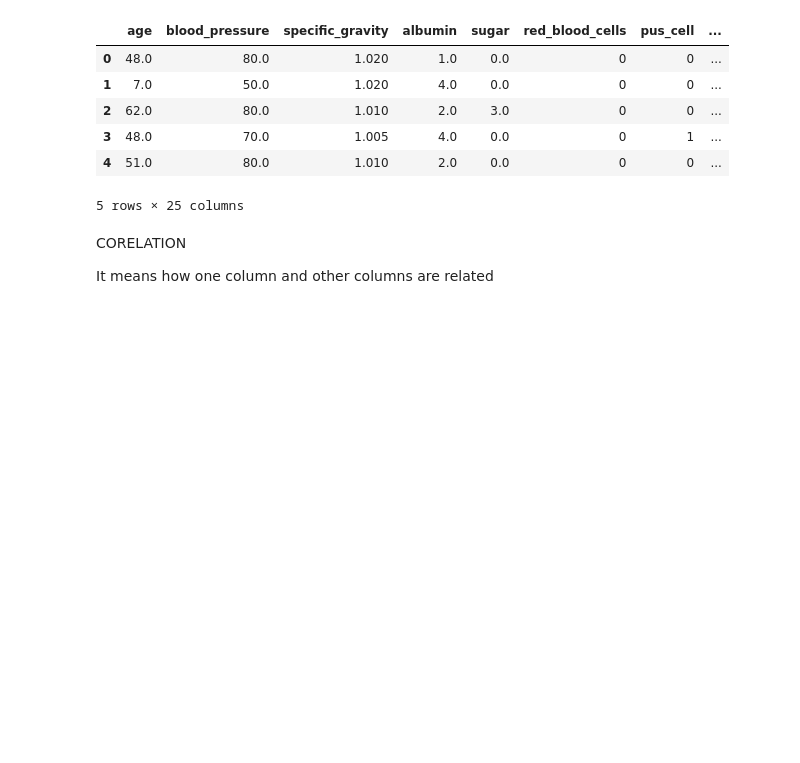
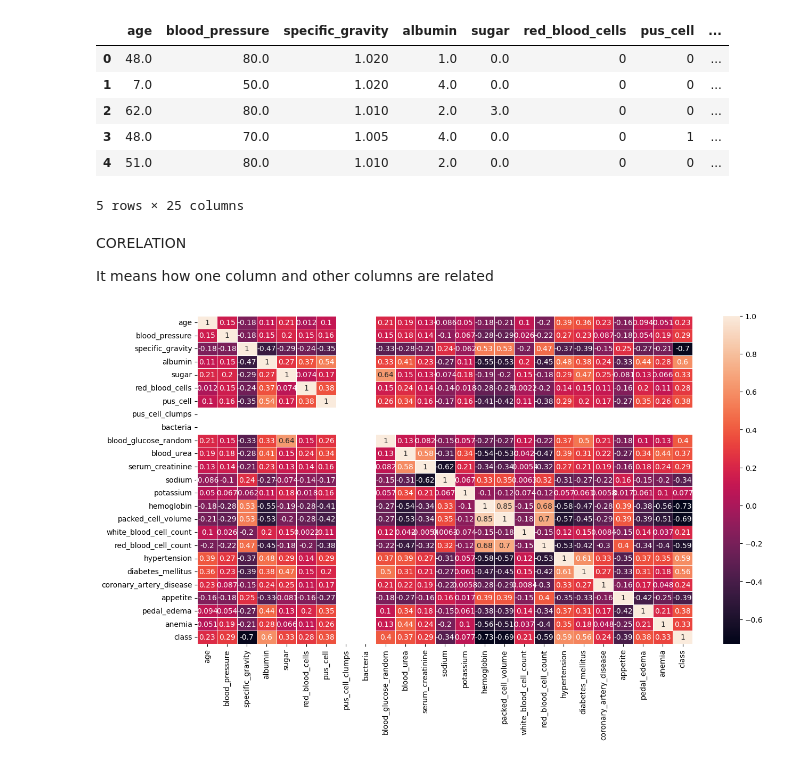
Before and after one commit to Maheshwaran1101/CHRONIC-KIDNEY, a Jupyter notebook: chronic.ipynb, the cells around one changed output. Saved outputs shown, nothing was run; the diff lists cells and outputs as text; code cells hidden in the pictures; blank space fills up the shorter version.

```diff
--- a/chronic.ipynb
+++ b/chronic.ipynb
@@ -247,0 +249,14 @@ import matplotlib.pyplot as plt
+# %%
+plt.figure(figsize=(15, 8))
+sns.heatmap(df.corr(), annot=True, linewidths=0.5) #annot is annotaion
+plt.show()
+
+#correlation with target variable
+#if correlation is greater than 1 then we can say that there is a perfect correlation between the feature and the target variable.
+#if correlation is greater than 0.5 then we can say that there is a strong correlation between the feature and the target variable.
+#if correlation is between 0.3 and 0.5 then we can say that there is a moderate correlation between the feature and the target variable.
+#if correlation is less than 0.3 then we can say that there is a weak correlation between the feature and the target variable.
+#if correlation is negative then we can say that there is a negative correlation between the feature and the target variable.
+#if correlation is positive then we can say that there is a positive correlation between the feature and the target variable.
+# %% [output]
+[figure, added]
```
Also changed, not shown: parts of 4 cells of this notebook.
